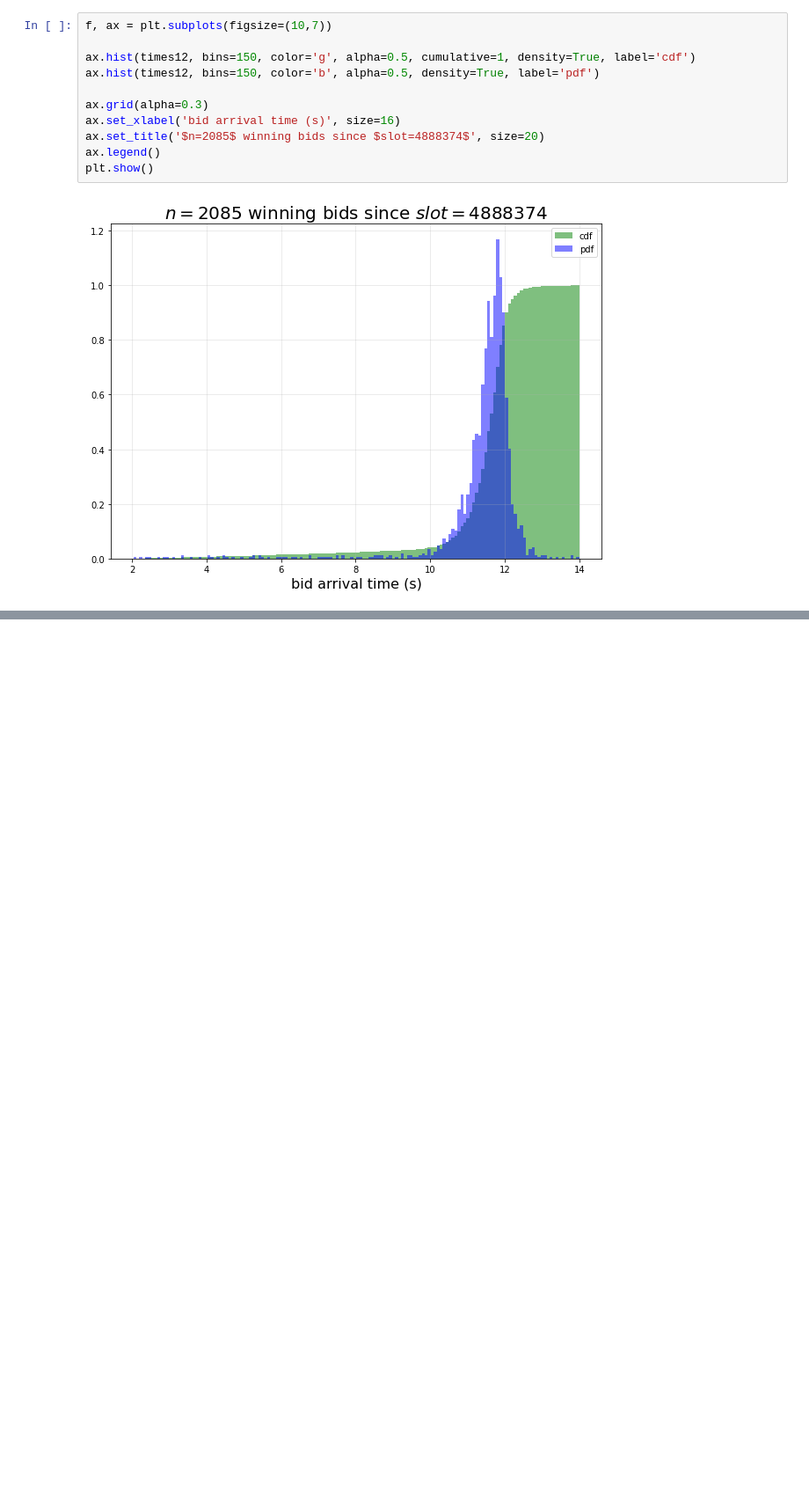
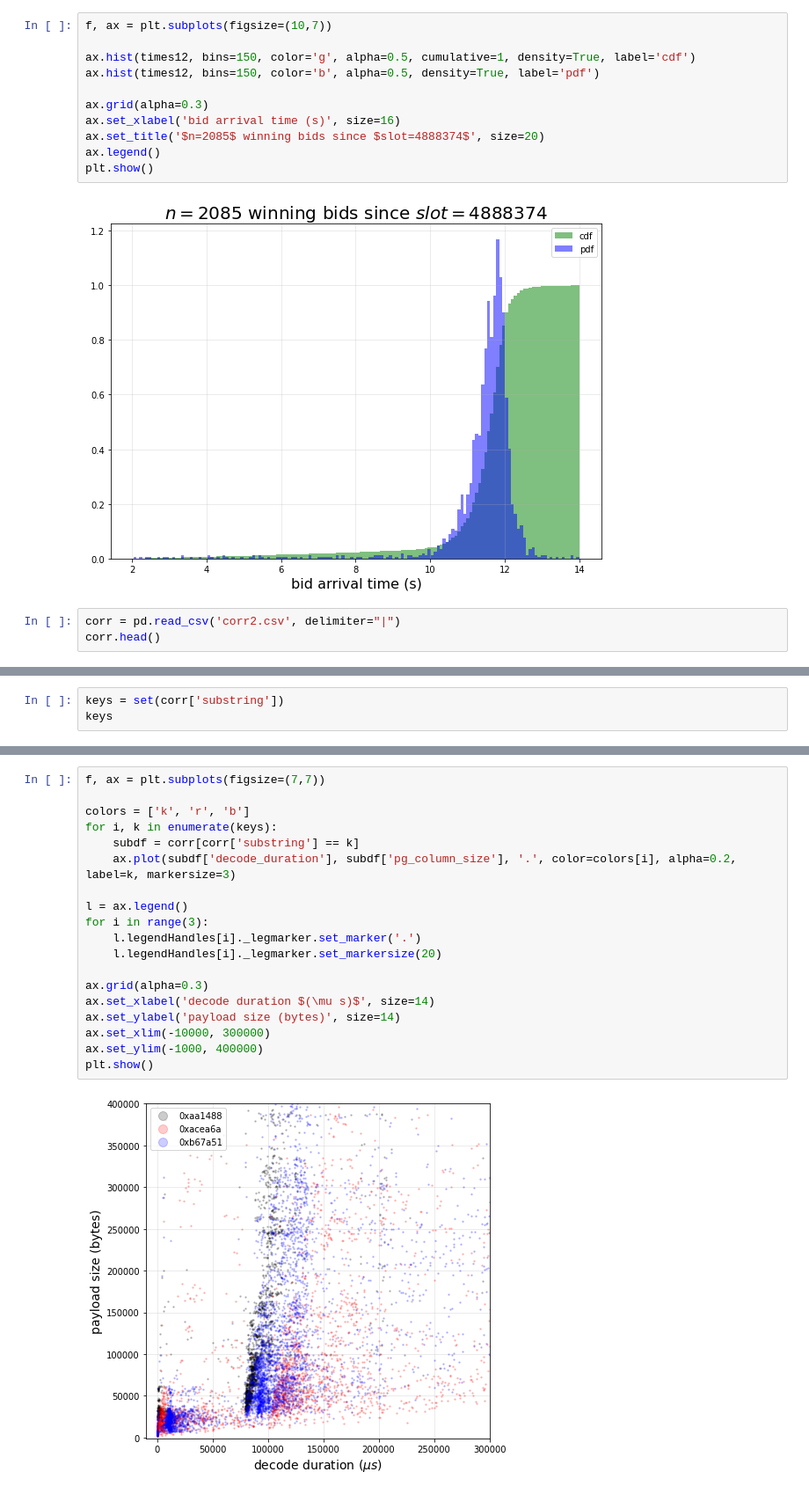
Before and after one commit to michaelneuder/relay-data, a Jupyter notebook: single-slot.ipynb, the cells around one changed output, grey strips where cells are left out. Shown at 88% size. Drawn from its saved outputs; the diff is of its cells as text; blank space fills up the shorter version.

Commit message:
correlation between payload size and decoding time

```diff
--- a/single-slot.ipynb
+++ b/single-slot.ipynb
@@ -212,3 +212,6 @@ ax.legend()
 plt.show()
 # %% [output]
 [figure]
+# %%
+corr = pd.read_csv('corr2.csv', delimiter="|")
+corr.head()
@@ -214,0 +225,3 @@ plt.show()
+# %%
+keys = set(corr['substring'])
+keys
@@ -214,0 +230,21 @@ plt.show()
+# %%
+f, ax = plt.subplots(figsize=(7,7))
+
+colors = ['k', 'r', 'b']
+for i, k in enumerate(keys):
+    subdf = corr[corr['substring'] == k]
+    ax.plot(subdf['decode_duration'], subdf['pg_column_size'], '.', color=colors[i], alpha=0.2, label=k, markersize=3)
+
+l = ax.legend()
+for i in range(3):
+    l.legendHandles[i]._legmarker.set_marker('.')
+    l.legendHandles[i]._legmarker.set_markersize(20)
+
+ax.grid(alpha=0.3)
+ax.set_xlabel('decode duration $(\mu s)$', size=14)
+ax.set_ylabel('payload size (bytes)', size=14)
+ax.set_xlim(-10000, 300000)
+ax.set_ylim(-1000, 400000)
+plt.show()
+# %% [output]
+[figure, added]
```
Also changed, not shown: parts of 2 cells of this notebook, 2 other files.
